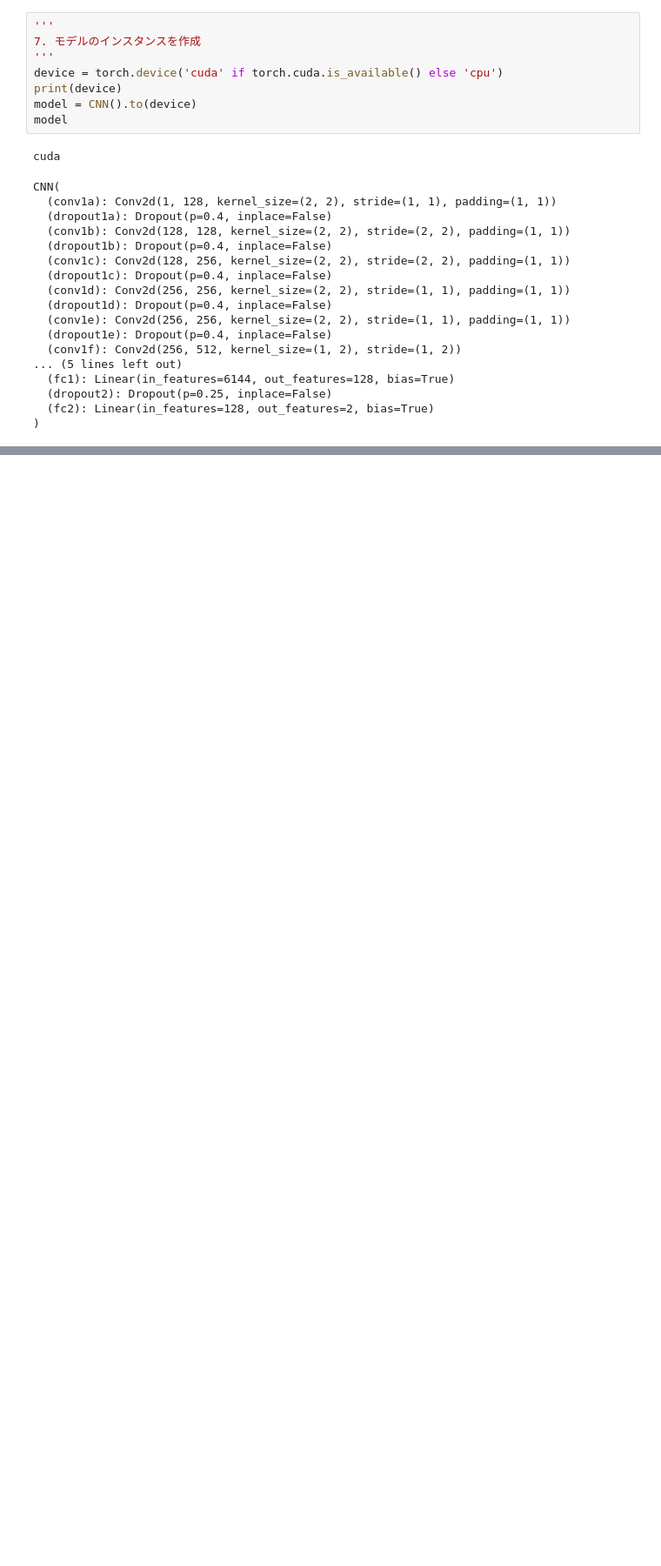
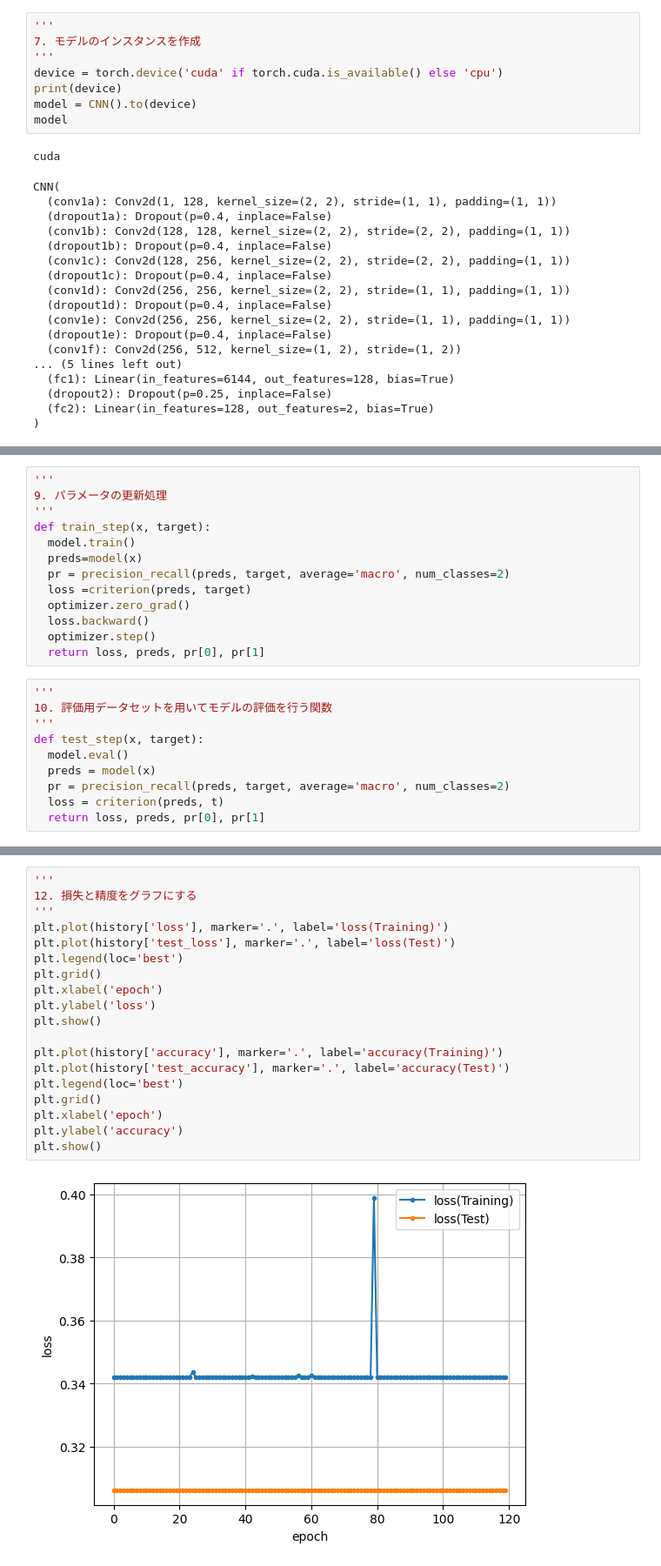
Before and after one commit to yoshimethod/bioinformatics, a Jupyter notebook: bioinformatics_pr4.ipynb, the cells around one changed output, grey strips where cells are left out. Shown at 87% size. Saved outputs shown, nothing was run; the diff lists cells and outputs as text; blank space fills up the shorter version.

```diff
--- a/bioinformatics_pr4.ipynb
+++ b/bioinformatics_pr4.ipynb
@@ -360,0 +349,23 @@ CNN(
+# %%
+'''
+9. パラメータの更新処理
+'''
+def train_step(x, target):
+  model.train()
+  preds=model(x)
+  pr = precision_recall(preds, target, average='macro', num_classes=2)
+  loss =criterion(preds, target)
+  optimizer.zero_grad()
+  loss.backward()
+  optimizer.step()
+  return loss, preds, pr[0], pr[1]
+# %%
+'''
+10. 評価用データセットを用いてモデルの評価を行う関数
+'''
+def test_step(x, target):
+  model.eval()
+  preds = model(x)
+  pr = precision_recall(preds, target, average='macro', num_classes=2)
+  loss = criterion(preds, t)
+  return loss, preds, pr[0], pr[1]
@@ -360,0 +445,21 @@ CNN(
+# %%
+'''
+12. 損失と精度をグラフにする
+'''
+plt.plot(history['loss'], marker='.', label='loss(Training)')
+plt.plot(history['test_loss'], marker='.', label='loss(Test)')
+plt.legend(loc='best')
+plt.grid()
+plt.xlabel('epoch')
+plt.ylabel('loss')
+plt.show()
+
+plt.plot(history['accuracy'], marker='.', label='accuracy(Training)')
+plt.plot(history['test_accuracy'], marker='.', label='accuracy(Test)')
+plt.legend(loc='best')
+plt.grid()
+plt.xlabel('epoch')
+plt.ylabel('accuracy')
+plt.show()
+# %% [output]
+[figure, added]
```
Also changed, not shown: parts of 4 cells of this notebook.
